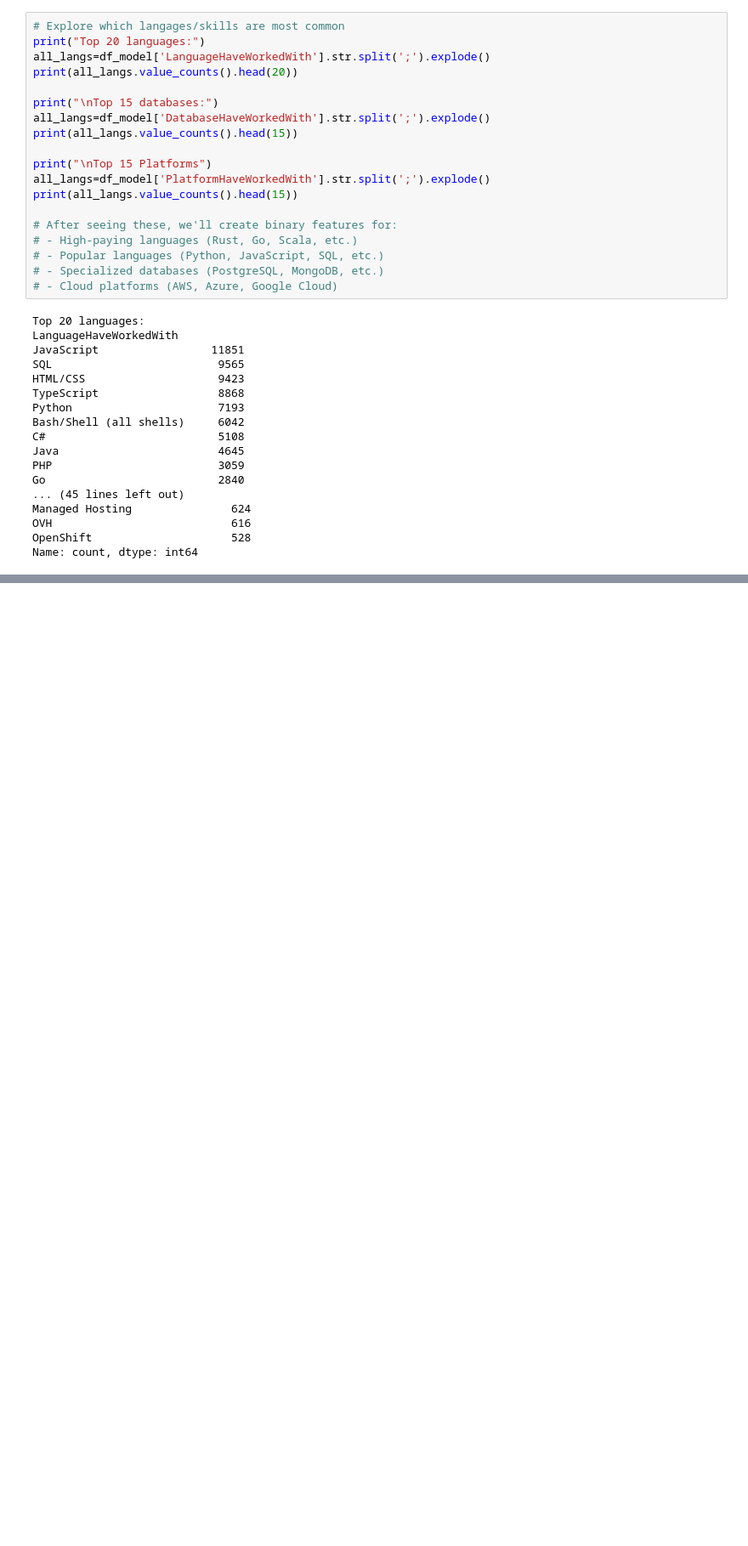
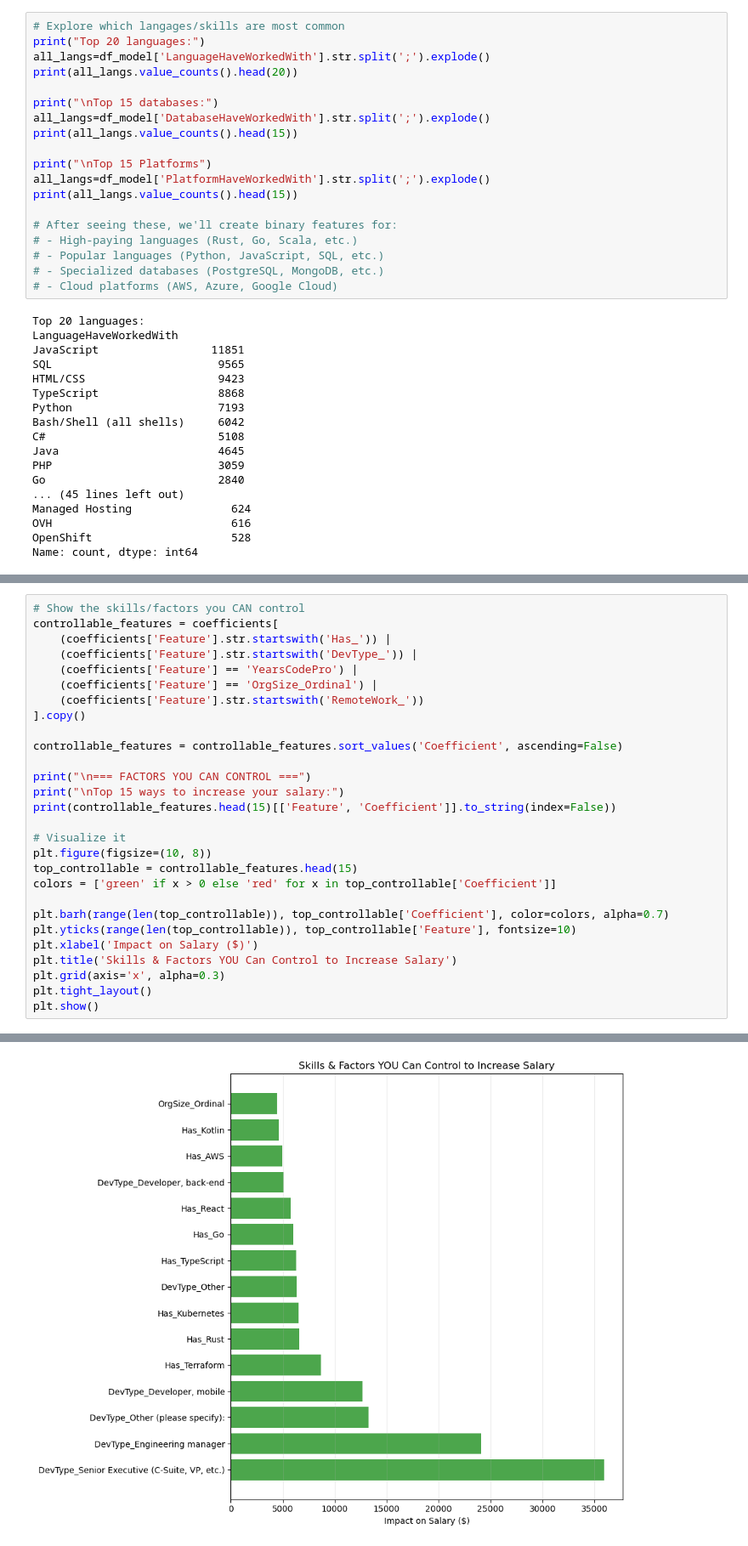
Before and after one commit to Kanjerih/Stack-Overflow-Survey, a Jupyter notebook: Stack-Overflow-Survey.ipynb, the cells around one changed output, grey strips where cells are left out. Shown at 85% size. Saved outputs shown, nothing was run; the diff lists cells and outputs as text; blank space fills up the shorter version.

```diff
--- a/Stack-Overflow-Survey.ipynb
+++ b/Stack-Overflow-Survey.ipynb
@@ -345,0 +977,29 @@ Name: count, dtype: int64
+# %%
+# Show the skills/factors you CAN control
+controllable_features = coefficients[
+    (coefficients['Feature'].str.startswith('Has_')) |
+    (coefficients['Feature'].str.startswith('DevType_')) |
+    (coefficients['Feature'] == 'YearsCodePro') |
+    (coefficients['Feature'] == 'OrgSize_Ordinal') |
+    (coefficients['Feature'].str.startswith('RemoteWork_'))
+].copy()
+
+controllable_features = controllable_features.sort_values('Coefficient', ascending=False)
+
+print("\n=== FACTORS YOU CAN CONTROL ===")
+print("\nTop 15 ways to increase your salary:")
+print(controllable_features.head(15)[['Feature', 'Coefficient']].to_string(index=False))
+
+# Visualize it
+plt.figure(figsize=(10, 8))
+top_controllable = controllable_features.head(15)
+colors = ['green' if x > 0 else 'red' for x in top_controllable['Coefficient']]
+
+plt.barh(range(len(top_controllable)), top_controllable['Coefficient'], color=colors, alpha=0.7)
+plt.yticks(range(len(top_controllable)), top_controllable['Feature'], fontsize=10)
+plt.xlabel('Impact on Salary ($)')
+plt.title('Skills & Factors YOU Can Control to Increase Salary')
+plt.grid(axis='x', alpha=0.3)
+plt.tight_layout()
+plt.show()
+# %% [output]
@@ -345,0 +1025 @@ Name: count, dtype: int64
+[figure, added]
```
Also changed, not shown: parts of 13 cells of this notebook.
